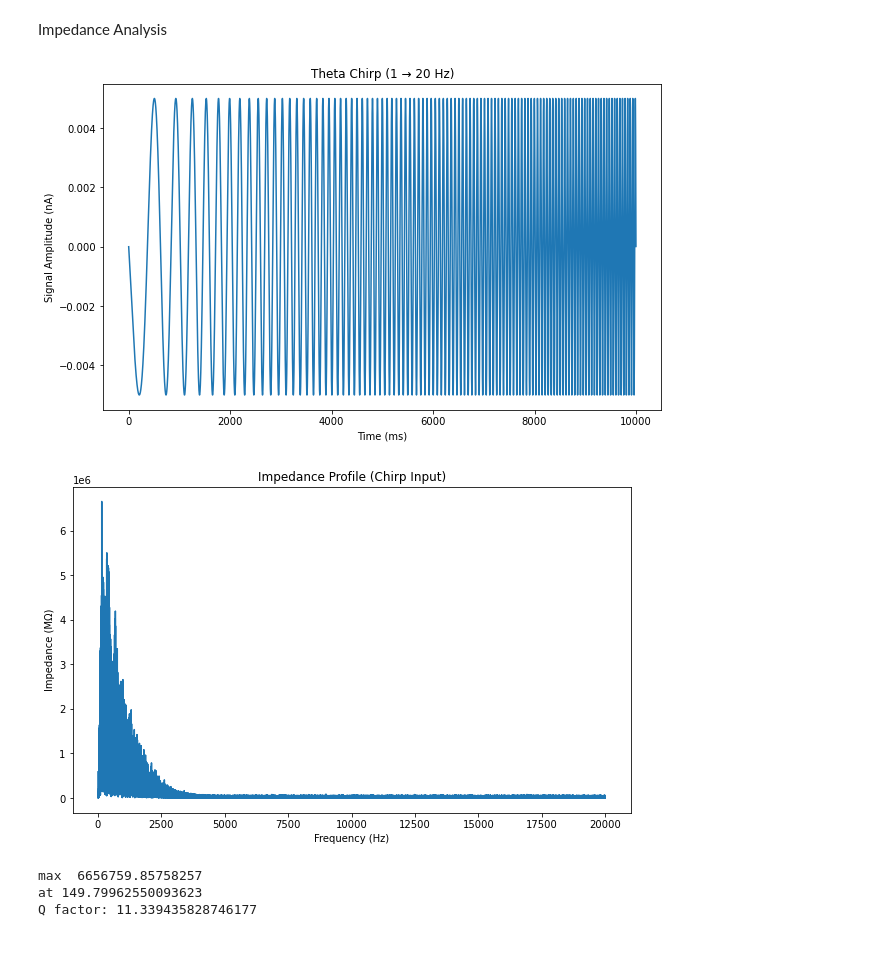
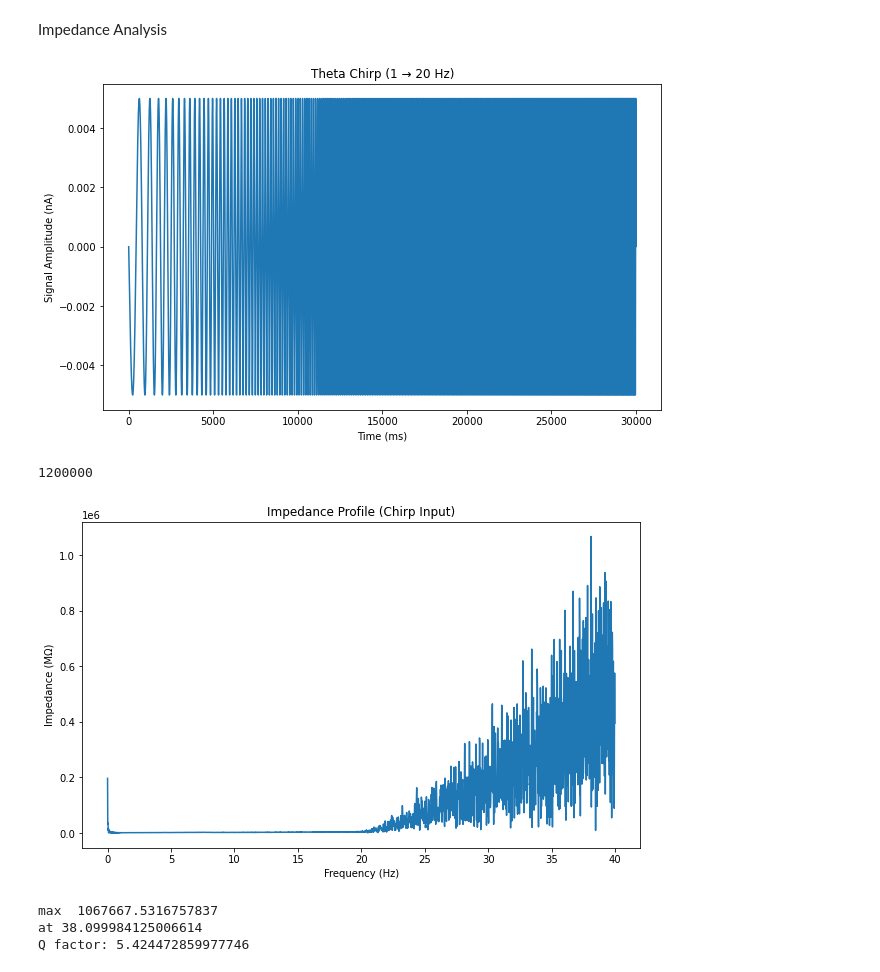
Before and after one commit to tiny-infinity/GridCellsTheta, a Jupyter notebook: single_stell.ipynb, the cells around one changed output. Drawn from its saved outputs; the diff is of its cells as text; code cells hidden in the pictures.

```diff
--- a/single_stell.ipynb
+++ b/single_stell.ipynb
@@ -100,27 +100,27 @@ No artists with labels found to put in legend.  Note that artists whose label st
 # %% [markdown]
 Impedance Analysis
 # %%
-time_arr = np.arange(0, 10000, h.dt)  # ms
+time_arr = np.arange(0, 30000, h.dt)  # ms
 t_sec = time_arr / 1000.0                # convert to seconds
 
 min_freq = 1.0
 max_freq = 20.0
 theta_amp = -5e-3
 
 k = (max_freq - min_freq) / (t_sec[-1])  # Hz per second
 
 phase = 2 * np.pi * (min_freq * t_sec + 0.5 * k * t_sec**2)
 
 signal_arr = theta_amp * np.sin(phase)
 
 plt.figure(figsize=(10,6))
 plt.plot(time_arr, signal_arr)
 plt.xlabel("Time (ms)")
 plt.ylabel("Signal Amplitude (nA)")
 plt.title("Theta Chirp (1 → 20 Hz)")
 plt.show()
 # %% [output]
-[figure, old version]
+[figure, new version]
 # %%
 chirp_ic = h.IClamp(stellate_0.soma(0.5))
 chirp_ic.dur = 1e9
@@ -131,14 +131,15 @@ imp_i = h.Vector().record(chirp_ic._ref_amp)
 imp_v= h.Vector().record(stellate_0.soma(0.5)._ref_v)
 time = h.Vector().record(h._ref_t)
 h.finitialize(-65)
-h.continuerun(time_dur/2)
+h.continuerun(time_dur*3)
 
 volt_fft_freq, volt_fft_sig, volt_fft_power = a_utils.calc_fft(imp_v.to_python())
 curr_fft_freq, curr_fft_sig, curr_fft_power = a_utils.calc_fft(imp_i.to_python())
 
-impedance = np.abs(volt_fft_sig / curr_fft_sig)
+print(len(curr_fft_freq))
+impedance = np.abs(volt_fft_sig[:2400] / curr_fft_sig[:2400])
 plt.figure(figsize=(10, 6))
-plt.plot(curr_fft_freq, impedance)
+plt.plot(curr_fft_freq[:2400], impedance)
 plt.xlabel("Frequency (Hz)")
 plt.ylabel("Impedance (MΩ)")
 plt.title("Impedance Profile (Chirp Input)")
@@ -149,7 +150,8 @@ print("max ",np.max(impedance))
 print("at", curr_fft_freq[np.argmax(impedance)])
 print("Q factor:", np.max(impedance) / impedance[0])
 # %% [output]
+1200000
-[figure, old version]
+[figure, new version]
-max  6656759.85758257
-at 149.79962550093623
-Q factor: 11.339435828746177
+max  1067667.5316757837
+at 38.099984125006614
+Q factor: 5.424472859977746
```
Also changed, not shown: parts of 1 cell of this notebook.
